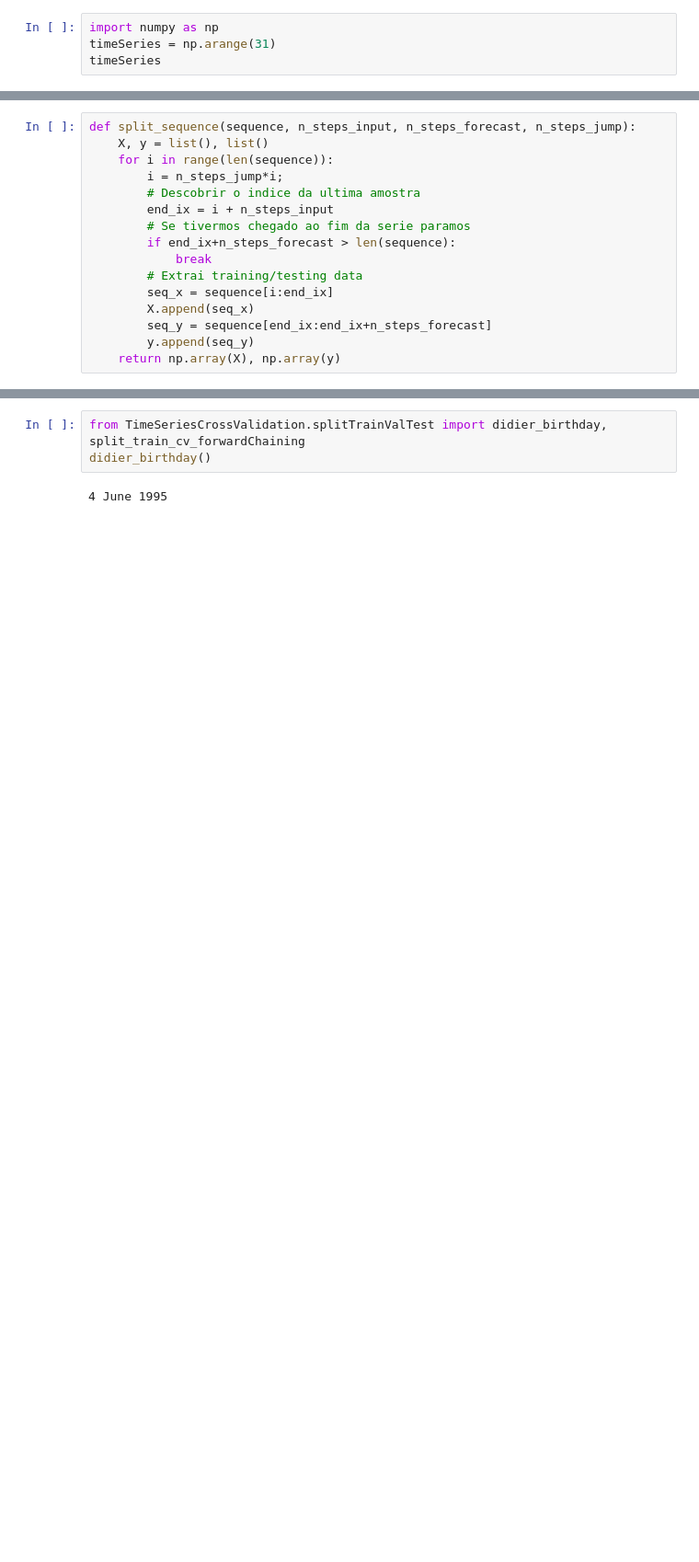
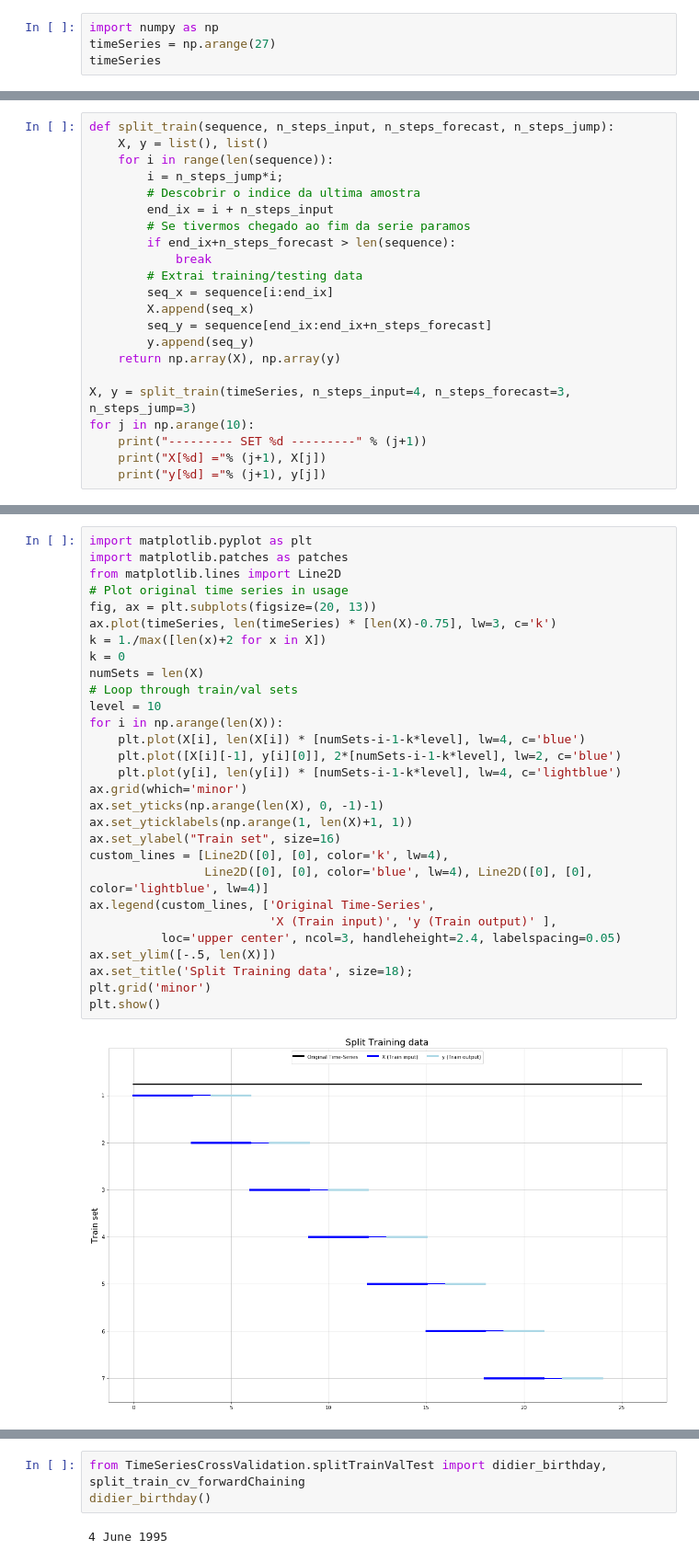
Before and after one commit to DidierRLopes/UnivariateTimeSeriesForecast, a Jupyter notebook: DidiCode.ipynb, the cells around one changed output, grey strips where cells are left out. Shown at 92% size. Cells and saved outputs as stored; diff of their text form; blank space fills up the shorter version.

```diff
--- a/DidiCode.ipynb
+++ b/DidiCode.ipynb
@@ -1,6 +1,6 @@
 # %%
 import numpy as np
-timeSeries = np.arange(31)
+timeSeries = np.arange(27)
 timeSeries
 # %% [output]
 array([ 0,  1,  2,  3,  4,  5,  6,  7,  8,  9, 10, 11, 12, 13, 14, 15, 16,
@@ -8,5 +8,5 @@ array([ 0,  1,  2,  3,  4,  5,  6,  7,  8,  9, 10, 11, 12, 13, 14, 15, 16,
 # %%
-def split_sequence(sequence, n_steps_input, n_steps_forecast, n_steps_jump):
+def split_train(sequence, n_steps_input, n_steps_forecast, n_steps_jump):
     X, y = list(), list()
     for i in range(len(sequence)):
         i = n_steps_jump*i;
@@ -21,3 +21,9 @@ def split_sequence(sequence, n_steps_input, n_steps_forecast, n_steps_jump):
         seq_y = sequence[end_ix:end_ix+n_steps_forecast]
         y.append(seq_y)
     return np.array(X), np.array(y)
+
+X, y = split_train(timeSeries, n_steps_input=4, n_steps_forecast=3, n_steps_jump=3)
+for j in np.arange(10):
+    print("--------- SET %d ---------" % (j+1))
+    print("X[%d] ="% (j+1), X[j])
+    print("y[%d] ="% (j+1), y[j])
@@ -24,3 +49,34 @@ def split_sequence(sequence, n_steps_input, n_steps_forecast, n_steps_jump):
+# %%
+import matplotlib.pyplot as plt
+import matplotlib.patches as patches
+from matplotlib.lines import Line2D
+# Plot original time series in usage
+fig, ax = plt.subplots(figsize=(20, 13))
+ax.plot(timeSeries, len(timeSeries) * [len(X)-0.75], lw=3, c='k')
+k = 1./max([len(x)+2 for x in X])
+k = 0
+numSets = len(X)
+# Loop through train/val sets
+level = 10
+for i in np.arange(len(X)):
+    plt.plot(X[i], len(X[i]) * [numSets-i-1-k*level], lw=4, c='blue')
+    plt.plot([X[i][-1], y[i][0]], 2*[numSets-i-1-k*level], lw=2, c='blue')
+    plt.plot(y[i], len(y[i]) * [numSets-i-1-k*level], lw=4, c='lightblue')
+ax.grid(which='minor')
+ax.set_yticks(np.arange(len(X), 0, -1)-1)
+ax.set_yticklabels(np.arange(1, len(X)+1, 1))
+ax.set_ylabel("Train set", size=16)
+custom_lines = [Line2D([0], [0], color='k', lw=4),
+                Line2D([0], [0], color='blue', lw=4), Line2D([0], [0], color='lightblue', lw=4)]
+ax.legend(custom_lines, ['Original Time-Series',
+                         'X (Train input)', 'y (Train output)' ],
+          loc='upper center', ncol=3, handleheight=2.4, labelspacing=0.05)
+ax.set_ylim([-.5, len(X)])
+ax.set_title('Split Training data', size=18);
+plt.grid('minor')
+plt.show()
+# %% [output]
+[figure, added]
 # %%
 def split_train_cv_forwardChaining(sequence, n_steps_input, n_steps_forecast, n_steps_jump):
     X, y, Xcv, ycv = dict(), dict(), dict(), dict()
```
Also changed, not shown: parts of 7 cells of this notebook, 2 other files.
